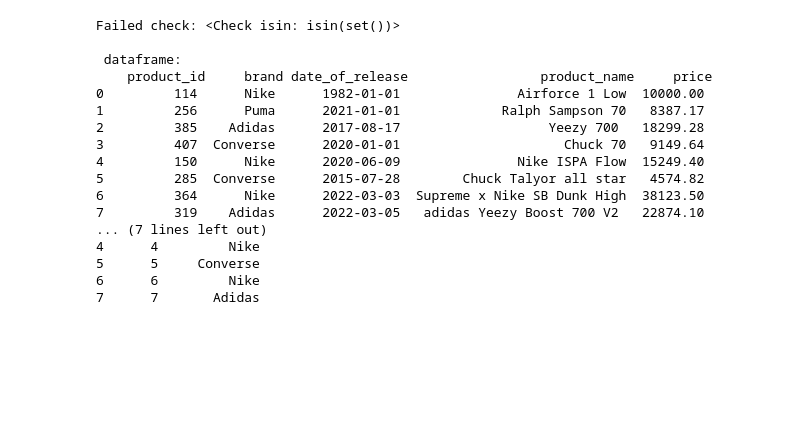
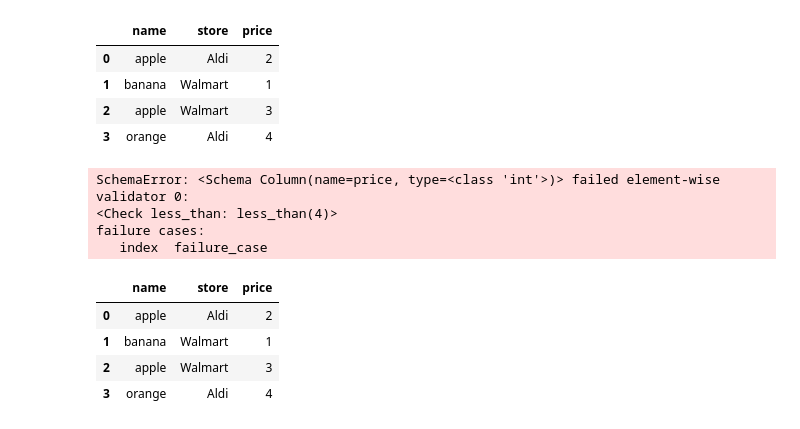
Before and after one commit to derinman/L_Python-Note, a Jupyter notebook: A04_Pandera_validation.ipynb, the cells around one changed output. Cells and saved outputs as stored; diff of their text form; code cells hidden in the pictures; blank space fills up the shorter version.

```diff
--- a/A04_Pandera_validation.ipynb
+++ b/A04_Pandera_validation.ipynb
@@ -24,39 +22,57 @@ https://analyticsindiamag.com/a-hands-on-guide-to-pandera-a-statistical-datafram
+# %%
+available_fruits = ["apple", "banana", "orange"]
+nearby_stores = ["Aldi", "Walmart"]
 # %%
 import pandera as pa
 from pandera import Column, Check
-from pandera.errors import SchemaError
-
-brand_name = []
-product_name = []
 
 schema = pa.DataFrameSchema(
     {
-        "brand": Column(str, Check.isin(brand_name)),
-        "product_name": Column(str, Check.isin(product_name)),
-        "price": Column(int, Check.greater_than(10000.00)),
+        "name": Column(str, Check.isin(available_fruits)),
+        "store": Column(str, Check.isin(nearby_stores)),
+        "price": Column(int, Check.less_than(5)),
     }
 )
-try:
-  schema(df)
-except SchemaError as e:
-  print("Failed check:", e.check)
-  print("\n dataframe:\n", e.data)
-  print("\nFailure cases:\n", e.failure_cases)
+schema.validate(fruits)
 # %% [output]
-Failed check: <Check isin: isin(set())>
-
- dataframe:
-    product_id     brand date_of_release                 product_name     price
-0         114      Nike      1982-01-01               Airforce 1 Low  10000.00
-1         256      Puma      2021-01-01             Ralph Sampson 70   8387.17
-2         385    Adidas      2017-08-17                   Yeezy 700   18299.28
-3         407  Converse      2020-01-01                     Chuck 70   9149.64
-4         150      Nike      2020-06-09               Nike ISPA Flow  15249.40
-5         285  Converse      2015-07-28        Chuck Talyor all star   4574.82
-6         364      Nike      2022-03-03  Supreme x Nike SB Dunk High  38123.50
-7         319    Adidas      2022-03-05   adidas Yeezy Boost 700 V2   22874.10
-... (7 lines left out)
-4      4         Nike
-5      5     Converse
-6      6         Nike
-7      7       Adidas
+|  | name | store | price |
+| 0 | apple | Aldi | 2 |
+| 1 | banana | Walmart | 1 |
+| 2 | apple | Walmart | 3 |
+| 3 | orange | Aldi | 4 |
+# %%
+import pandera as pa
+from pandera import Column, Check
+
+schema = pa.DataFrameSchema(
+    {
+        "name": Column(str, Check.isin(available_fruits)),
+        "store": Column(str, Check.isin(nearby_stores)),
+        "price": Column(int, Check.less_than(4)),
+    }
+)
+schema.validate(fruits)
+# not all price less than 4
+# %% [output]
+SchemaError: <Schema Column(name=price, type=<class 'int'>)> failed element-wise validator 0:
+<Check less_than: less_than(4)>
+failure cases:
+   index  failure_case
+# %%
+
+schema = pa.DataFrameSchema(
+    {
+        "name": Column(str, Check.isin(available_fruits)),
+        "store": Column(str, Check.isin(nearby_stores)),
+        "price": Column(
+            int, [Check.less_than(5), Check(lambda price: sum(price) < 15)]
+        ),
+    }
+)
+schema.validate(fruits)
+# %% [output]
+|  | name | store | price |
+| 0 | apple | Aldi | 2 |
+| 1 | banana | Walmart | 1 |
+| 2 | apple | Walmart | 3 |
+| 3 | orange | Aldi | 4 |
```
Also changed, not shown: parts of 17 cells of this notebook, 1 other file.
